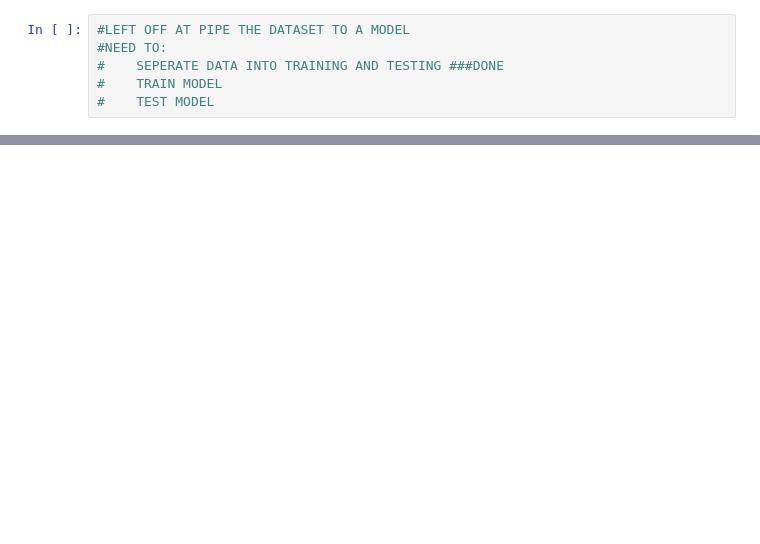
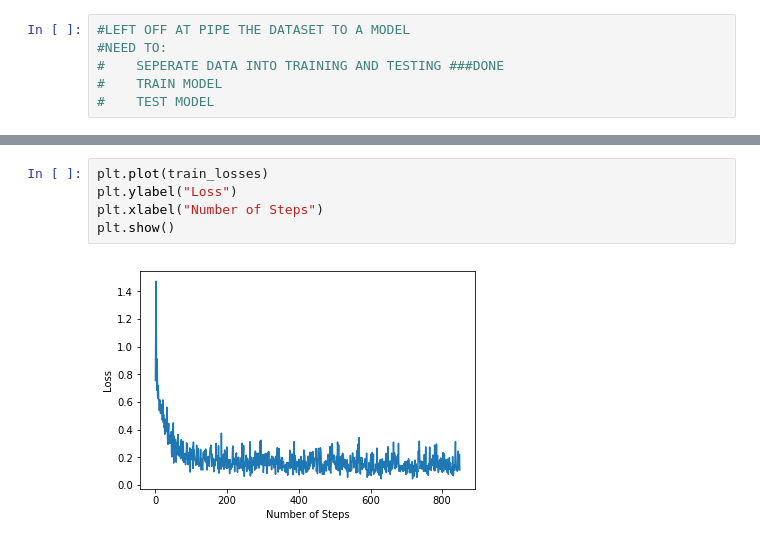
Before and after one commit to brucdarc/MachineLearningTermProject, a Jupyter notebook: TermProjectEdwardUpdate.ipynb, the cells around one changed output, grey strips where cells are left out. Saved outputs shown, nothing was run; the diff lists cells and outputs as text; blank space fills up the shorter version.

```diff
--- a/TermProjectEdwardUpdate.ipynb
+++ b/TermProjectEdwardUpdate.ipynb
@@ -282,0 +345,7 @@ train_acc
+# %%
+plt.plot(train_losses)
+plt.ylabel("Loss")
+plt.xlabel("Number of Steps")
+plt.show()
+# %% [output]
+[figure, added]
```
Also changed, not shown: parts of 12 cells of this notebook.
